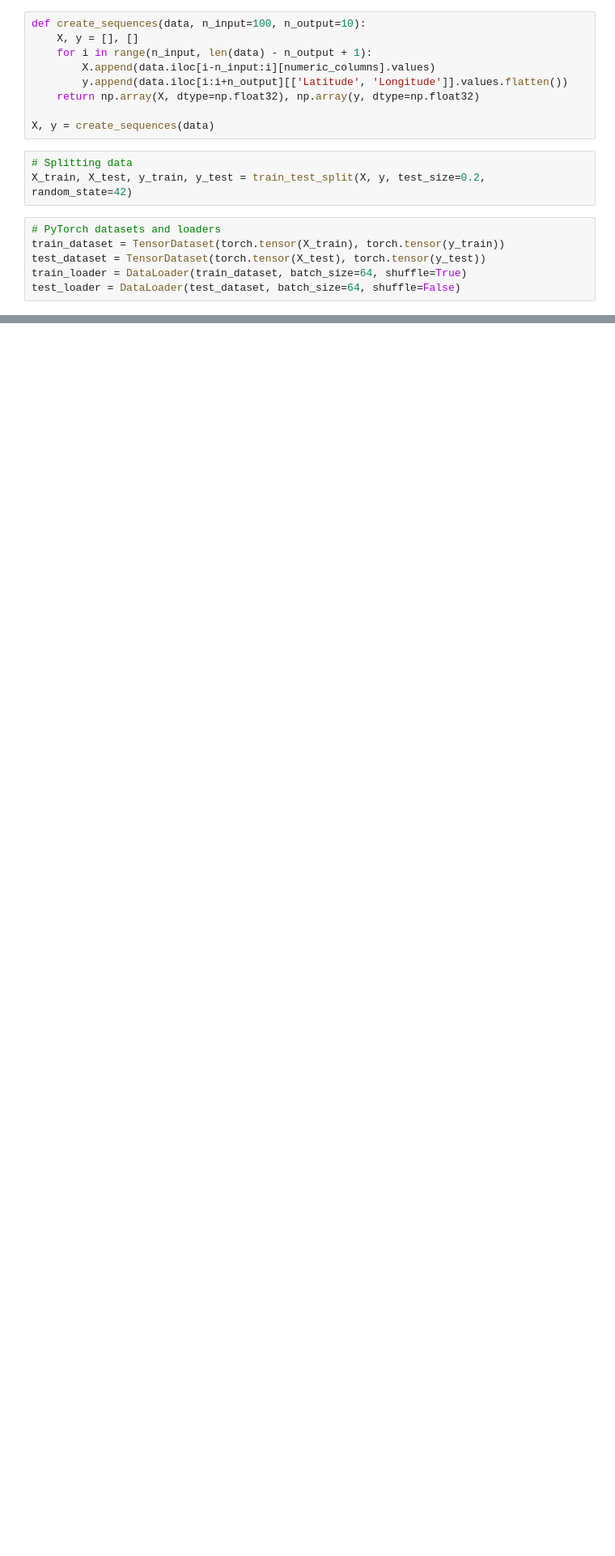
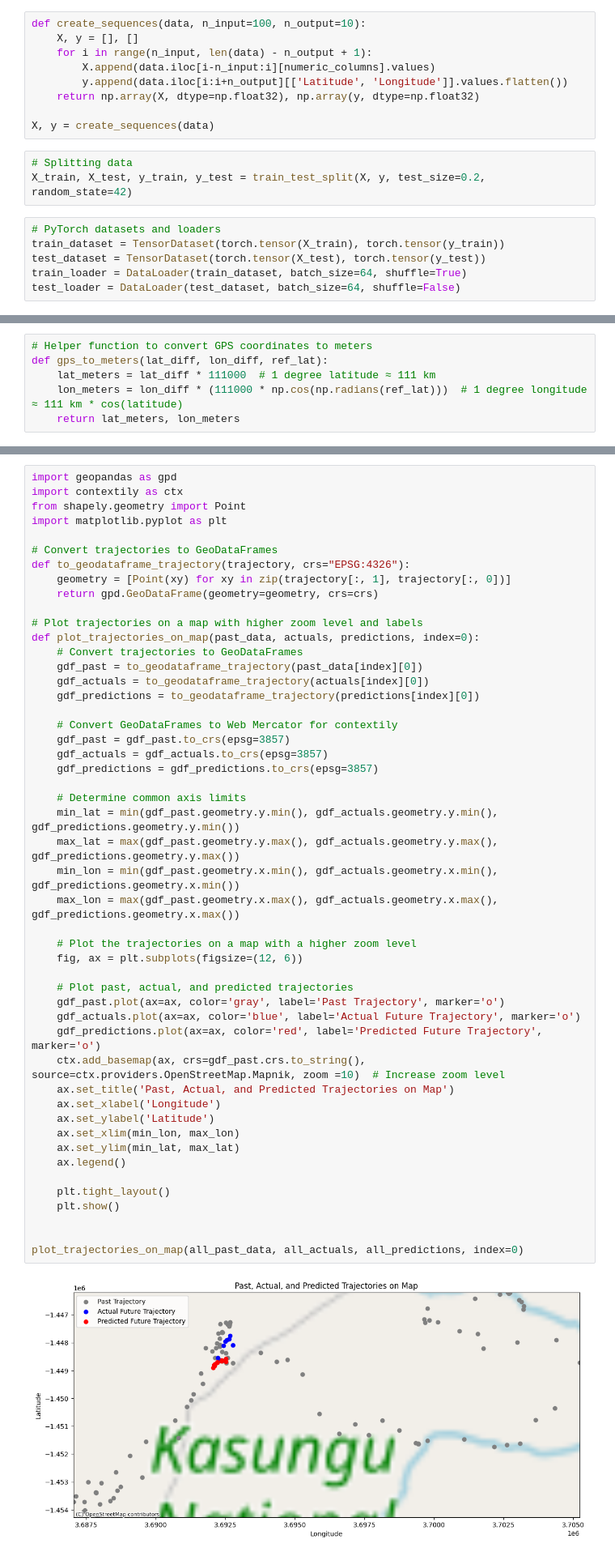
Before and after one commit to indhu68/Intro_to_DL_Project, a Jupyter notebook: RNNregression_LSTM_10seq.ipynb, the cells around one changed output, grey strips where cells are left out. Shown at 81% size. Cells and saved outputs as stored; diff of their text form; blank space fills up the shorter version.

```diff
--- a/RNNregression_LSTM_10seq.ipynb
+++ b/RNNregression_LSTM_10seq.ipynb
@@ -178 +178,7 @@ Epoch 300: Train Loss: 0.0000, Validation Loss: 0.0000
+# %%
+# Helper function to convert GPS coordinates to meters
+def gps_to_meters(lat_diff, lon_diff, ref_lat):
+    lat_meters = lat_diff * 111000  # 1 degree latitude ≈ 111 km
+    lon_meters = lon_diff * (111000 * np.cos(np.radians(ref_lat)))  # 1 degree longitude ≈ 111 km * cos(latitude)
+    return lat_meters, lon_meters
 # %%
@@ -240,0 +285,51 @@ plot_trajectories(all_past_data, all_actuals, all_predictions, index=0)
+# %%
+import geopandas as gpd
+import contextily as ctx
+from shapely.geometry import Point
+import matplotlib.pyplot as plt
+
+# Convert trajectories to GeoDataFrames
+def to_geodataframe_trajectory(trajectory, crs="EPSG:4326"):
+    geometry = [Point(xy) for xy in zip(trajectory[:, 1], trajectory[:, 0])]
+    return gpd.GeoDataFrame(geometry=geometry, crs=crs)
+
+# Plot trajectories on a map with higher zoom level and labels
+def plot_trajectories_on_map(past_data, actuals, predictions, index=0):
+    # Convert trajectories to GeoDataFrames
+    gdf_past = to_geodataframe_trajectory(past_data[index][0])
+    gdf_actuals = to_geodataframe_trajectory(actuals[index][0])
+    gdf_predictions = to_geodataframe_trajectory(predictions[index][0])
+
+    # Convert GeoDataFrames to Web Mercator for contextily
+    gdf_past = gdf_past.to_crs(epsg=3857)
+    gdf_actuals = gdf_actuals.to_crs(epsg=3857)
+    gdf_predictions = gdf_predictions.to_crs(epsg=3857)
+
+    # Determine common axis limits
+    min_lat = min(gdf_past.geometry.y.min(), gdf_actuals.geometry.y.min(), gdf_predictions.geometry.y.min())
+    max_lat = max(gdf_past.geometry.y.max(), gdf_actuals.geometry.y.max(), gdf_predictions.geometry.y.max())
+    min_lon = min(gdf_past.geometry.x.min(), gdf_actuals.geometry.x.min(), gdf_predictions.geometry.x.min())
+    max_lon = max(gdf_past.geometry.x.max(), gdf_actuals.geometry.x.max(), gdf_predictions.geometry.x.max())
+
+    # Plot the trajectories on a map with a higher zoom level
+    fig, ax = plt.subplots(figsize=(12, 6))
+
+    # Plot past, actual, and predicted trajectories
+    gdf_past.plot(ax=ax, color='gray', label='Past Trajectory', marker='o')
+    gdf_actuals.plot(ax=ax, color='blue', label='Actual Future Trajectory', marker='o')
+    gdf_predictions.plot(ax=ax, color='red', label='Predicted Future Trajectory', marker='o')
+    ctx.add_basemap(ax, crs=gdf_past.crs.to_string(), source=ctx.providers.OpenStreetMap.Mapnik, zoom =10)  # Increase zoom level
+    ax.set_title('Past, Actual, and Predicted Trajectories on Map')
+    ax.set_xlabel('Longitude')
+    ax.set_ylabel('Latitude')
+    ax.set_xlim(min_lon, max_lon)
+    ax.set_ylim(min_lat, max_lat)
+    ax.legend()
+
+    plt.tight_layout()
+    plt.show()
+
+
+plot_trajectories_on_map(all_past_data, all_actuals, all_predictions, index=0)
+# %% [output]
+[figure, added]
```
Also changed, not shown: parts of 7 cells of this notebook.
